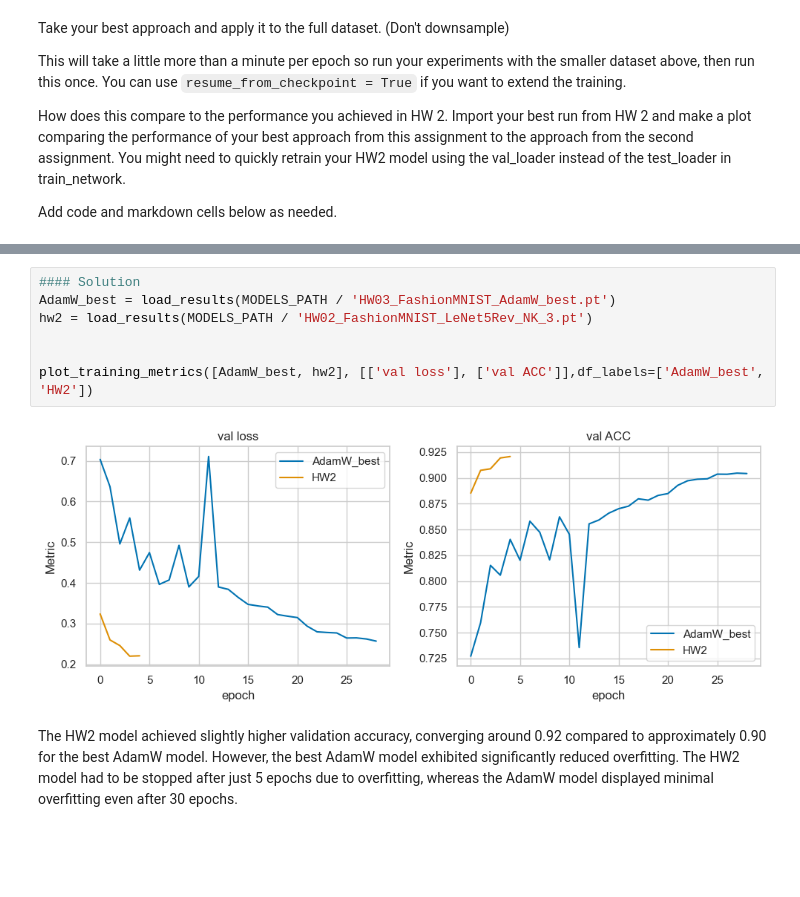
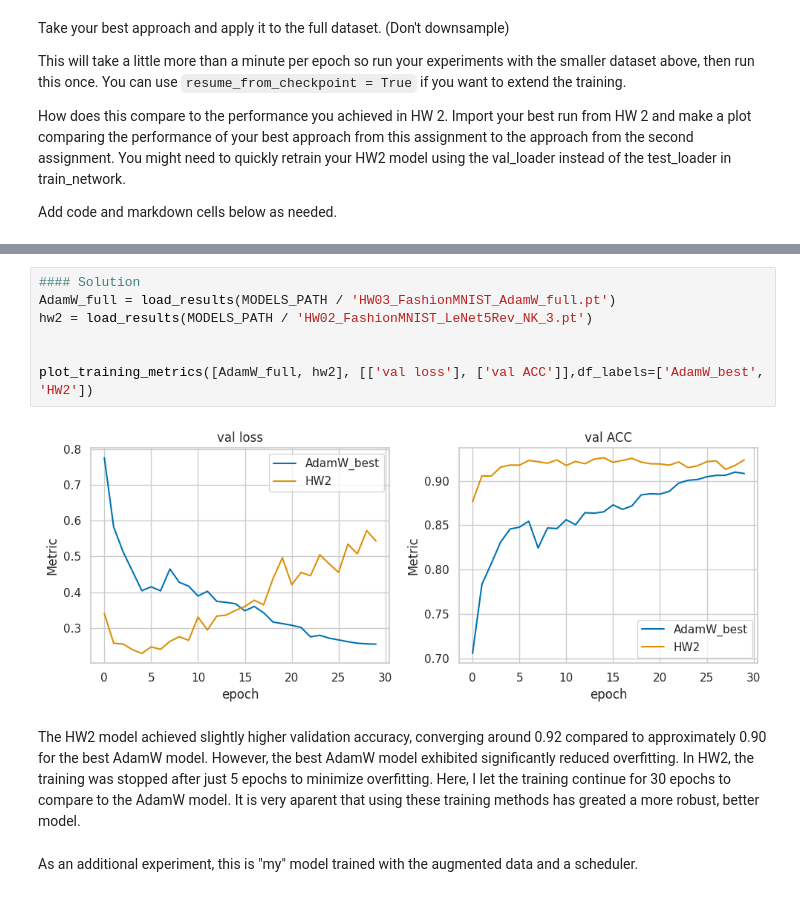
Before and after one commit to nkoranda97/DS776, a Jupyter notebook: Homework/Homework_03/Homework_03_GRADE_THIS_ONE.ipynb, the cells around one changed output, grey strips where cells are left out. Drawn from its saved outputs; the diff is of its cells as text; blank space fills up the shorter version.

```diff
--- a/Homework/Homework_03/Homework_03_GRADE_THIS_ONE.ipynb
+++ b/Homework/Homework_03/Homework_03_GRADE_THIS_ONE.ipynb
@@ -720,11 +643,13 @@ plot_training_metrics(results_FashionMNIST_LeNet5Rev_NK_3,  [['train loss', 'val
 # %%
 #### Solution
-AdamW_best = load_results(MODELS_PATH / 'HW03_FashionMNIST_AdamW_best.pt')
+AdamW_full = load_results(MODELS_PATH / 'HW03_FashionMNIST_AdamW_full.pt')
 hw2 = load_results(MODELS_PATH / 'HW02_FashionMNIST_LeNet5Rev_NK_3.pt')
 
 
-plot_training_metrics([AdamW_best, hw2], [['val loss'], ['val ACC']],df_labels=['AdamW_best', 'HW2'])
+plot_training_metrics([AdamW_full, hw2], [['val loss'], ['val ACC']],df_labels=['AdamW_best', 'HW2'])
 # %% [output]
-[figure, old version]
+[figure, new version]
 # %% [markdown]
-The HW2 model achieved slightly higher validation accuracy, converging around 0.92 compared to approximately 0.90 for the best AdamW model. However, the best AdamW model exhibited significantly reduced overfitting. The HW2 model had to be stopped after just 5 epochs due to overfitting, whereas the AdamW model displayed minimal overfitting even after 30 epochs.
+The HW2 model achieved slightly higher validation accuracy, converging around 0.92 compared to approximately 0.90 for the best AdamW model. However, the best AdamW model exhibited significantly reduced overfitting. In HW2, the training was stopped after just 5 epochs to minimize overfitting. Here, I let the training continue for 30 epochs to compare to the AdamW model. It is very aparent that using these training methods has greated a more robust, better model.
+# %% [markdown]
+As an additional experiment, this is "my" model trained with the augmented data and a scheduler.
```
Also changed, not shown: parts of 30 cells of this notebook.
